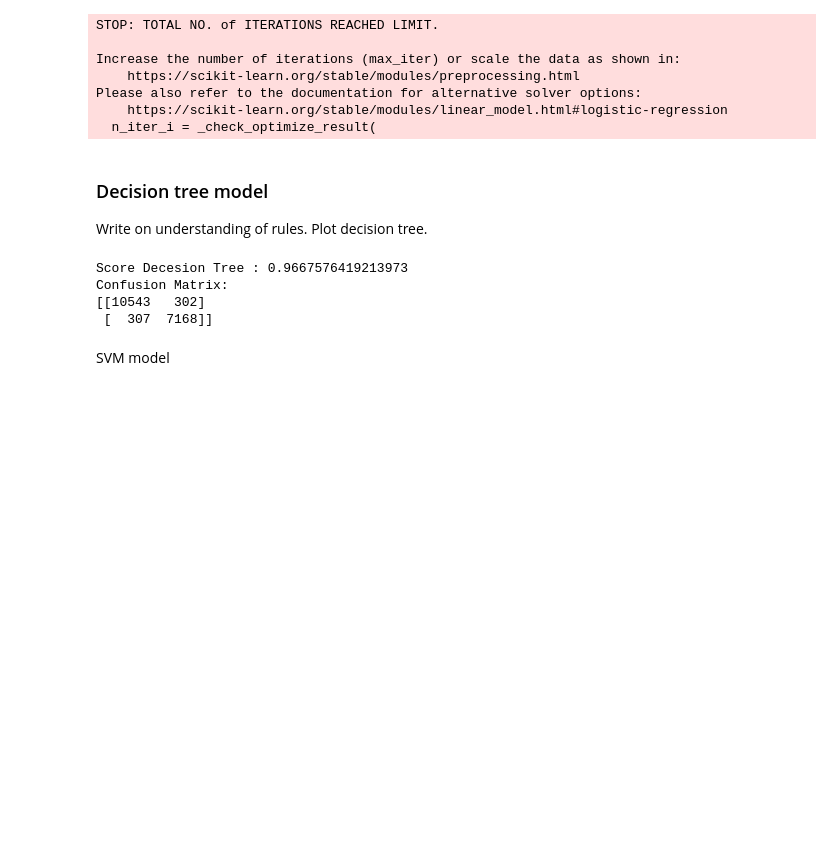
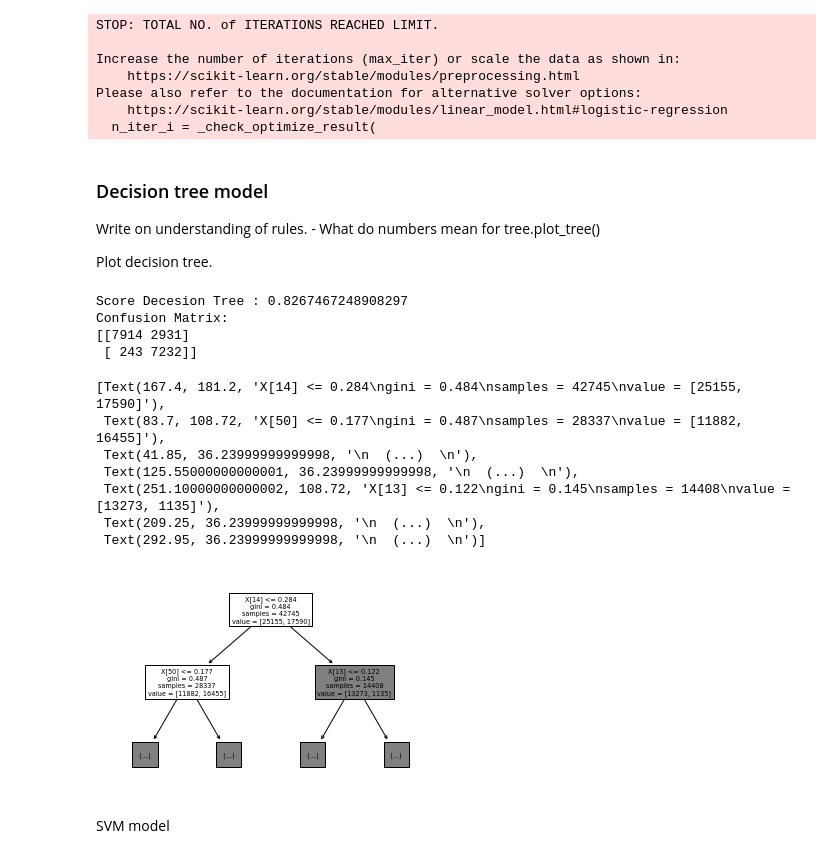
Before and after one commit to Aldair2202/Dissertation, a Jupyter notebook: Solution/Prototype1.ipynb, the cells around one changed output. Cells and saved outputs as stored; diff of their text form; code cells hidden in the pictures; blank space fills up the shorter version.

```diff
--- a/Solution/Prototype1.ipynb
+++ b/Solution/Prototype1.ipynb
@@ -235,9 +256,11 @@ Please also refer to the documentation for alternative solver options:
 # %% [markdown]
 ### Decision tree model
 Write on understanding of rules.
+    - What do numbers mean for tree.plot_tree()
+
 Plot decision tree.
 # %%
-dtc = tree.DecisionTreeClassifier()
+dtc = tree.DecisionTreeClassifier(max_depth=5)
 dtc.fit(X_train, y_train)
 y_pred = dtc.predict(X_test)
 score_test = metrics.accuracy_score(y_test, y_pred)
@@ -246,7 +269,7 @@ print ("Score Decesion Tree :",score_test)
 print ("Confusion Matrix: ")
 print (matrix)
 # %% [output]
-Score Decesion Tree : 0.9667576419213973
+Score Decesion Tree : 0.8267467248908297
 Confusion Matrix:
-[[10543   302]
- [  307  7168]]
+[[7914 2931]
+ [ 243 7232]]
@@ -256,3 +276,14 @@ Confusion Matrix:
+# %%
+tree.plot_tree(dtc,max_depth=1)
+# %% [output]
+[Text(167.4, 181.2, 'X[14] <= 0.284\ngini = 0.484\nsamples = 42745\nvalue = [25155, 17590]'),
+ Text(83.7, 108.72, 'X[50] <= 0.177\ngini = 0.487\nsamples = 28337\nvalue = [11882, 16455]'),
+ Text(41.85, 36.23999999999998, '\n  (...)  \n'),
+ Text(125.55000000000001, 36.23999999999998, '\n  (...)  \n'),
+ Text(251.10000000000002, 108.72, 'X[13] <= 0.122\ngini = 0.145\nsamples = 14408\nvalue = [13273, 1135]'),
+ Text(209.25, 36.23999999999998, '\n  (...)  \n'),
+ Text(292.95, 36.23999999999998, '\n  (...)  \n')]
+[figure, added]
 # %% [markdown]
 SVM model
 # %%
```
Also changed, not shown: parts of 16 cells of this notebook.
